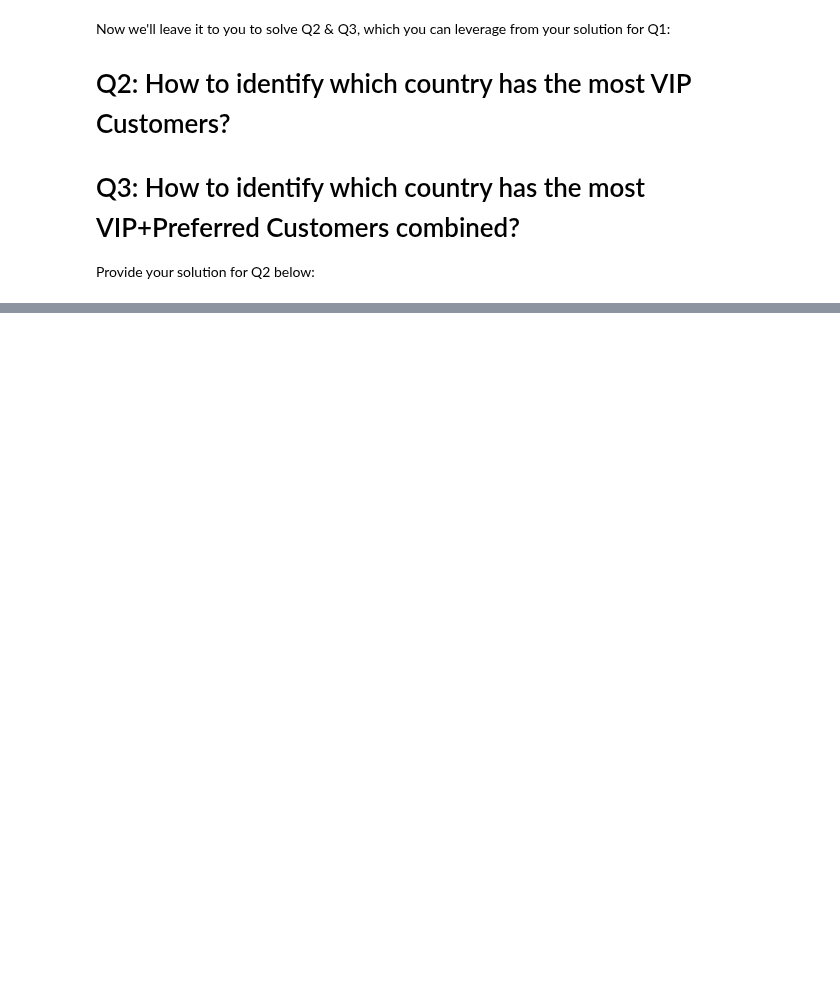
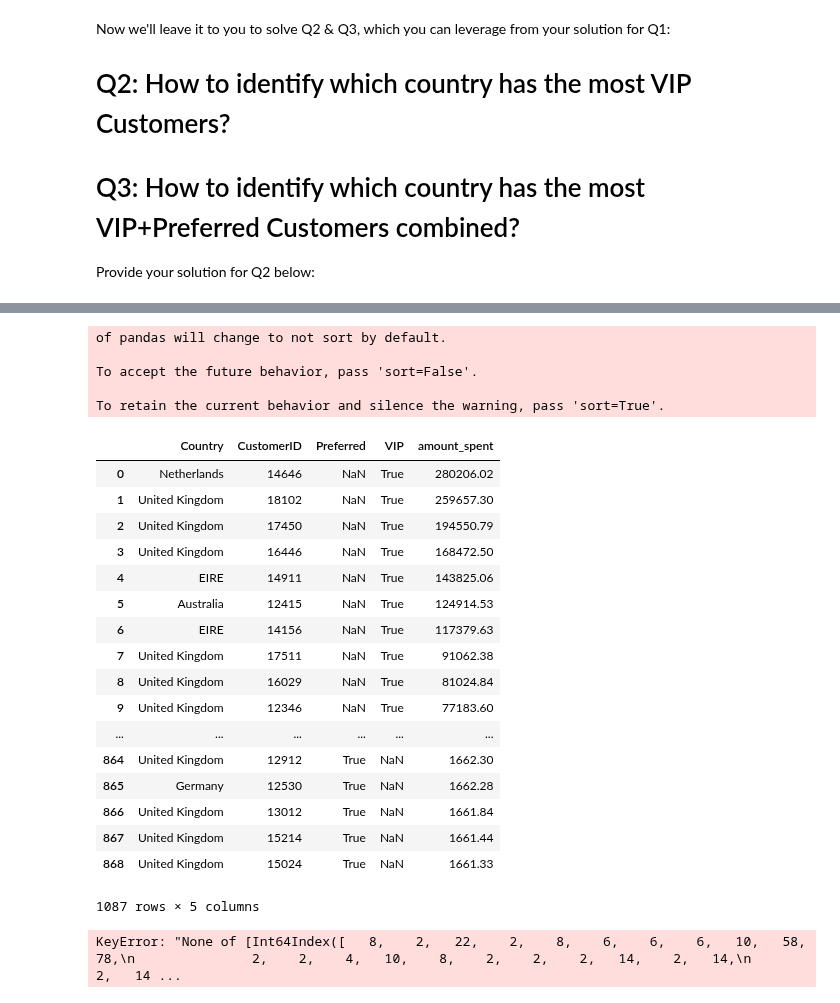
Before and after one commit to davidlafuentem/data-labs, a Jupyter notebook: module-2/lab-df-calculation-and-transformation/your-code/challenge-3.ipynb, the cells around one changed output, grey strips where cells are left out. Cells and saved outputs as stored; diff of their text form; code cells hidden in the pictures; blank space fills up the shorter version.

```diff
--- a/module-2/lab-df-calculation-and-transformation/your-code/challenge-3.ipynb
+++ b/module-2/lab-df-calculation-and-transformation/your-code/challenge-3.ipynb
@@ -124,9 +143,10 @@ Now we'll leave it to you to solve Q2 & Q3, which you can leverage from your sol
 
 Provide your solution for Q2 below:
 # %%
-# your code here
+# your code here for Q2
+vip_customers.reset_index(inplace=True)
 
 country_by_vips = pivot_table(vip_customers, index=['Country'], aggfunc={'Country': len})
 
-country_by_vips[country_by_vips.Country == country_by_vips.Country.max()]
+country_by_vips[country_by_vips['Country'] == country_by_vips['Country'].max()]
 # %% [output]
@@ -134,5 +156,3 @@ KeyError: 'Country'
-# %%
-vip_customers['vip'] = map(1)
-vip_and_preferred
-
-#country_by_vips = pivot_table(vip_customers, index=['Country'], aggfunc={'Country': len})
+# %%
+preferred_customers.reset_index(inplace=True)
+preferred_customers.head()
@@ -138,0 +166,3 @@ vip_and_preferred
+# %%
+vip_customers.reset_index(inplace=True)
+vip_customers.head()
@@ -138,0 +176,34 @@ vip_and_preferred
+# %%
+# your code here for Q3
+high_customers = pd.concat([vip_customers,preferred_customers])
+# %% [output]
+of pandas will change to not sort by default.
+
+To accept the future behavior, pass 'sort=False'.
+
+To retain the current behavior and silence the warning, pass 'sort=True'.
+|  | Country | CustomerID | Preferred | VIP | amount_spent |
+| 0 | Netherlands | 14646 | NaN | True | 280206.02 |
+| 1 | United Kingdom | 18102 | NaN | True | 259657.30 |
+| 2 | United Kingdom | 17450 | NaN | True | 194550.79 |
+| 3 | United Kingdom | 16446 | NaN | True | 168472.50 |
+| 4 | EIRE | 14911 | NaN | True | 143825.06 |
+| 5 | Australia | 12415 | NaN | True | 124914.53 |
+| 6 | EIRE | 14156 | NaN | True | 117379.63 |
+| 7 | United Kingdom | 17511 | NaN | True | 91062.38 |
+| 8 | United Kingdom | 16029 | NaN | True | 81024.84 |
+| 9 | United Kingdom | 12346 | NaN | True | 77183.60 |
+| ... | ... | ... | ... | ... | ... |
+| 864 | United Kingdom | 12912 | True | NaN | 1662.30 |
+| 865 | Germany | 12530 | True | NaN | 1662.28 |
+| 866 | United Kingdom | 13012 | True | NaN | 1661.84 |
+| 867 | United Kingdom | 15214 | True | NaN | 1661.44 |
+| 868 | United Kingdom | 15024 | True | NaN | 1661.33 |
+1087 rows × 5 columns
+# %%
+high_customers.fillna(0,inplace=True)
+calculus_high_customers = pivot_table(high_customers, index=['Country'], aggfunc={'VIP': len, 'Preferred': len} )
+calculus_high_customers = calculus_high_customers[(calculus_high_customers.VIP + calculus_high_customers.Preferred)]
+calculus_high_customers
+# %% [output]
+KeyError: "None of [Int64Index([   8,    2,   22,    2,    8,    6,    6,    6,   10,   58,   78,\n               2,    2,    4,   10,    8,    2,    2,    2,   14,    2,   14,\n               2,   14 ...
```
Also changed, not shown: parts of 6 cells of this notebook.
